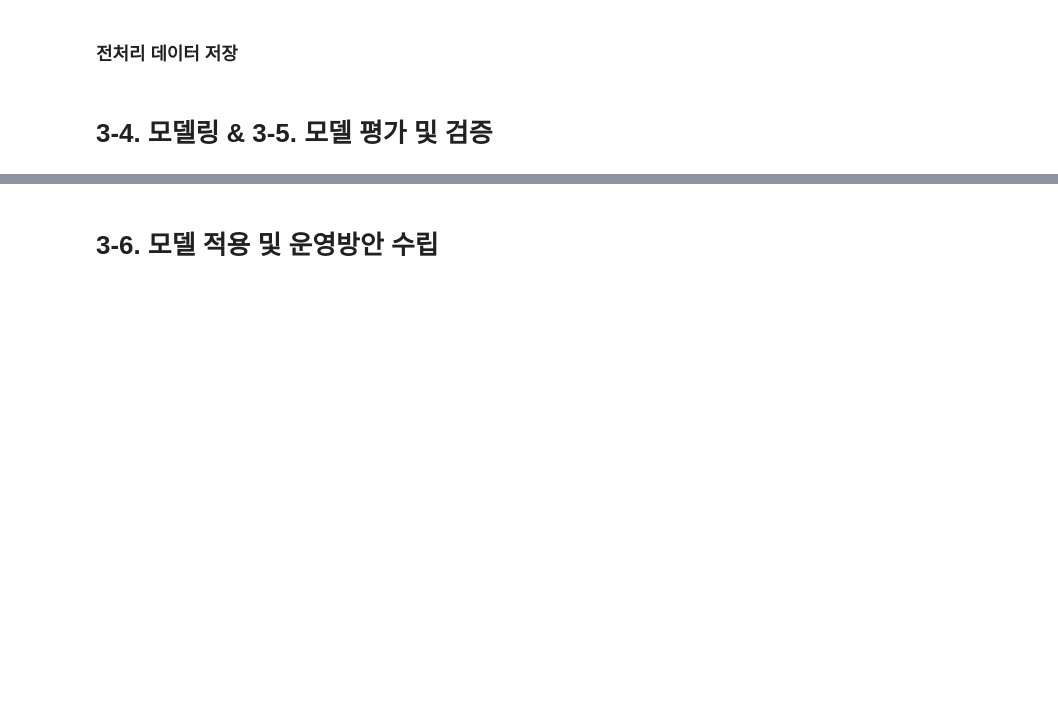
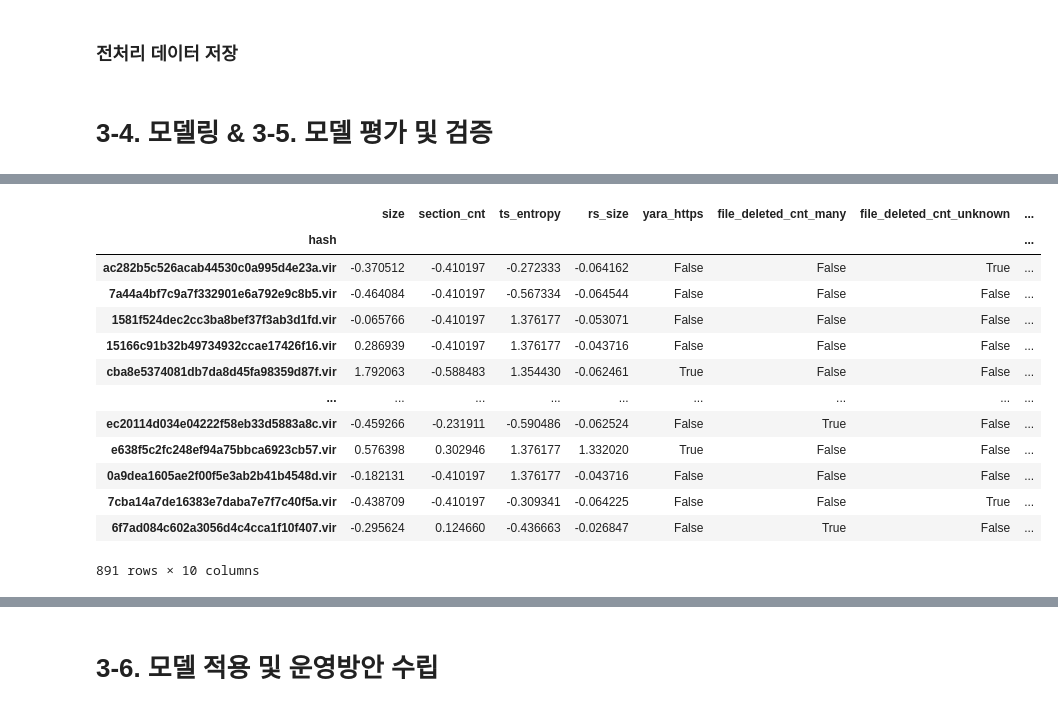
Before and after one commit to Hataeju/Practice, a Jupyter notebook: part3_1.ipynb, the cells around one changed output, grey strips where cells are left out. Saved outputs shown, nothing was run; the diff lists cells and outputs as text; code cells hidden in the pictures; blank space fills up the shorter version.

```diff
--- a/part3_1.ipynb
+++ b/part3_1.ipynb
@@ -497,12 +771,29 @@ df_train
 # %%
 # 학습할 Feature 선택 및 X,y 분리
 target_col = 'target'
-cols_to_train = ['size', 'section_cnt', 'ts_entropy', 'rs_size', 'yara_https', 'file_deleted_cnt_many', 'file_deleted_cnt_unknown', 'file_deleted_cnt_zero',
-                 'registry_runkey_modify_false', 'registry_runkey_modify_unknown']
+cols_to_train = ['size', 'section_cnt', 'ts_entropy', 'rs_size', 'yara_https',
+                 'file_deleted_cnt_many', 'file_deleted_cnt_unknown',
+                 'file_deleted_cnt_zero', 'registry_runkey_modify_false',
+                 'registry_runkey_modify_unknown']
 #cols_to_train = ['size', 'section_cnt', 'ts_entropy', 'rs_size']
 train_y = df_train[target_col]
 train_X = df_train[cols_to_train]
 train_X
+# %% [output]
+|  | size | section_cnt | ts_entropy | rs_size | yara_https | file_deleted_cnt_many | file_deleted_cnt_unknown | ... |
+| hash |  |  |  |  |  |  |  | ... |
+| ac282b5c526acab44530c0a995d4e23a.vir | -0.370512 | -0.410197 | -0.272333 | -0.064162 | False | False | True | ... |
+| 7a44a4bf7c9a7f332901e6a792e9c8b5.vir | -0.464084 | -0.410197 | -0.567334 | -0.064544 | False | False | False | ... |
+| 1581f524dec2cc3ba8bef37f3ab3d1fd.vir | -0.065766 | -0.410197 | 1.376177 | -0.053071 | False | False | False | ... |
+| 15166c91b32b49734932ccae17426f16.vir | 0.286939 | -0.410197 | 1.376177 | -0.043716 | False | False | False | ... |
+| cba8e5374081db7da8d45fa98359d87f.vir | 1.792063 | -0.588483 | 1.354430 | -0.062461 | True | False | False | ... |
+| ... | ... | ... | ... | ... | ... | ... | ... | ... |
+| ec20114d034e04222f58eb33d5883a8c.vir | -0.459266 | -0.231911 | -0.590486 | -0.062524 | False | True | False | ... |
+| e638f5c2fc248ef94a75bbca6923cb57.vir | 0.576398 | 0.302946 | 1.376177 | 1.332020 | True | False | False | ... |
+| 0a9dea1605ae2f00f5e3ab2b41b4548d.vir | -0.182131 | -0.410197 | 1.376177 | -0.043716 | False | False | False | ... |
+| 7cba14a7de16383e7daba7e7f7c40f5a.vir | -0.438709 | -0.410197 | -0.309341 | -0.064225 | False | False | True | ... |
+| 6f7ad084c602a3056d4c4cca1f10f407.vir | -0.295624 | 0.124660 | -0.436663 | -0.026847 | False | True | False | ... |
+891 rows × 10 columns
 # %%
 # 훈련용/평가용 데이터 분할
 train_X, val_X, train_y, val_y = train_test_split(train_X, train_y, test_size=0.3, random_state=42 )
```
Also changed, not shown: parts of 38 cells of this notebook.
